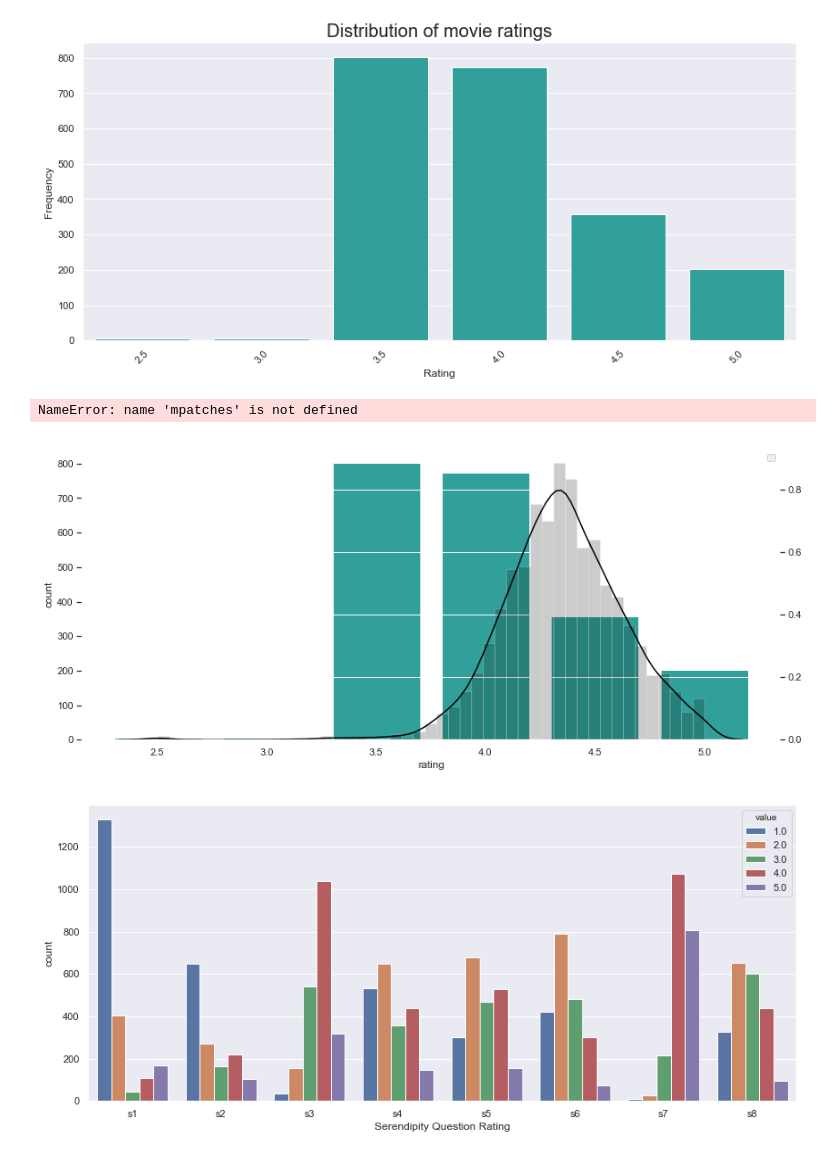
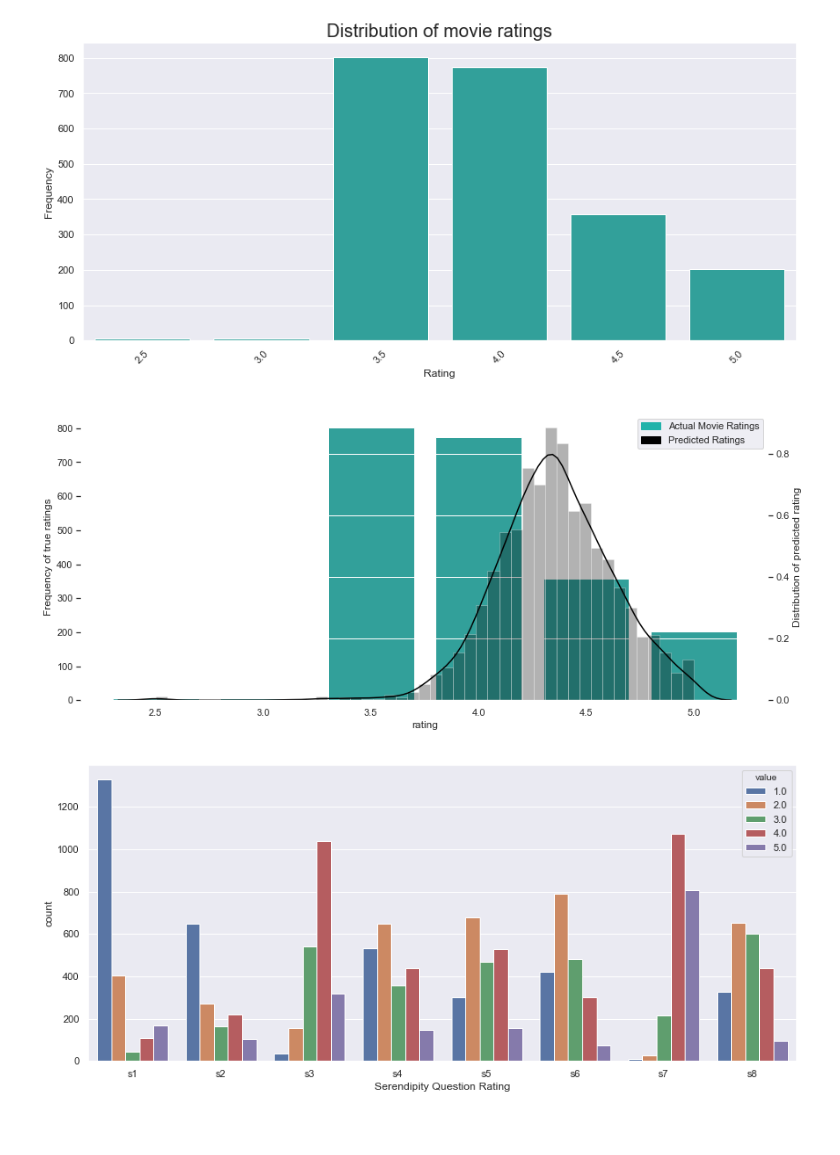
Before and after one commit to SanchayniB/Serendipitous-Recommender-System, a Jupyter notebook: EDA/EDA.ipynb, the cells around one changed output. Drawn from its saved outputs; the diff is of its cells as text; code cells hidden in the pictures; blank space fills up the shorter version.

```diff
--- a/EDA/EDA.ipynb
+++ b/EDA/EDA.ipynb
@@ -315,19 +315,21 @@ plt.show()
 [figure]
 # %%
 # plt.rcParams['figure.figsize'] = (14, 6)
+import matplotlib.patches as mpatches
 fig, ax = plt.subplots()
 sns.countplot(answers['rating'], color = 'lightseagreen', ax=ax)
-ax.legend()
+ax.set_ylabel("Frequency of true ratings")
 ax.patch.set_alpha(0)
 ax2 = ax.twinx()
-sns.distplot(answers[answers['predictedRating'].isna() == False]['predictedRating'], color = 'black',ax=ax2,hist_kws={"alpha": 0.2})
-red_patch = mpatches.Patch(color='red', label='The red data')
-blue_patch = mpatches.Patch(color='blue', label='The red data')
-plt.legend(handles=[red_patch,blue_patch])
+sns.distplot(answers[answers['predictedRating'].isna() == False]['predictedRating'],
+             color = 'black',ax=ax2,hist_kws={"alpha": 0.3})
+ax2.set_ylabel("Distribution of predicted rating")
+act_patch = mpatches.Patch(color='lightseagreen', label='Actual Movie Ratings')
+pred_patch = mpatches.Patch(color='black', label='Predicted Ratings')
+plt.legend(handles=[act_patch,pred_patch])
 plt.show()
 # %% [output]
-NameError: name 'mpatches' is not defined
-[figure, old version]
+[figure, new version]
 # %%
 serendipity_cols = ["s"+str(i) for i in range(1,9)]
 
```
